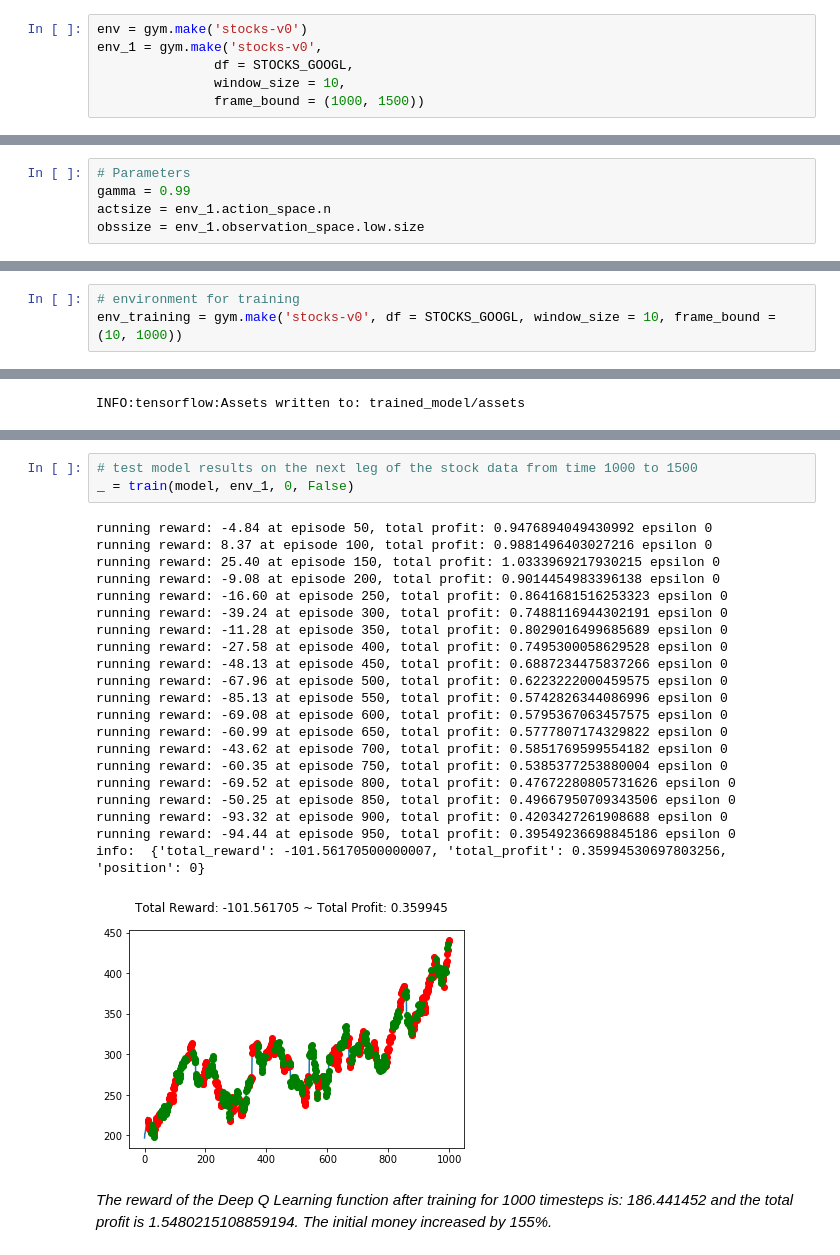
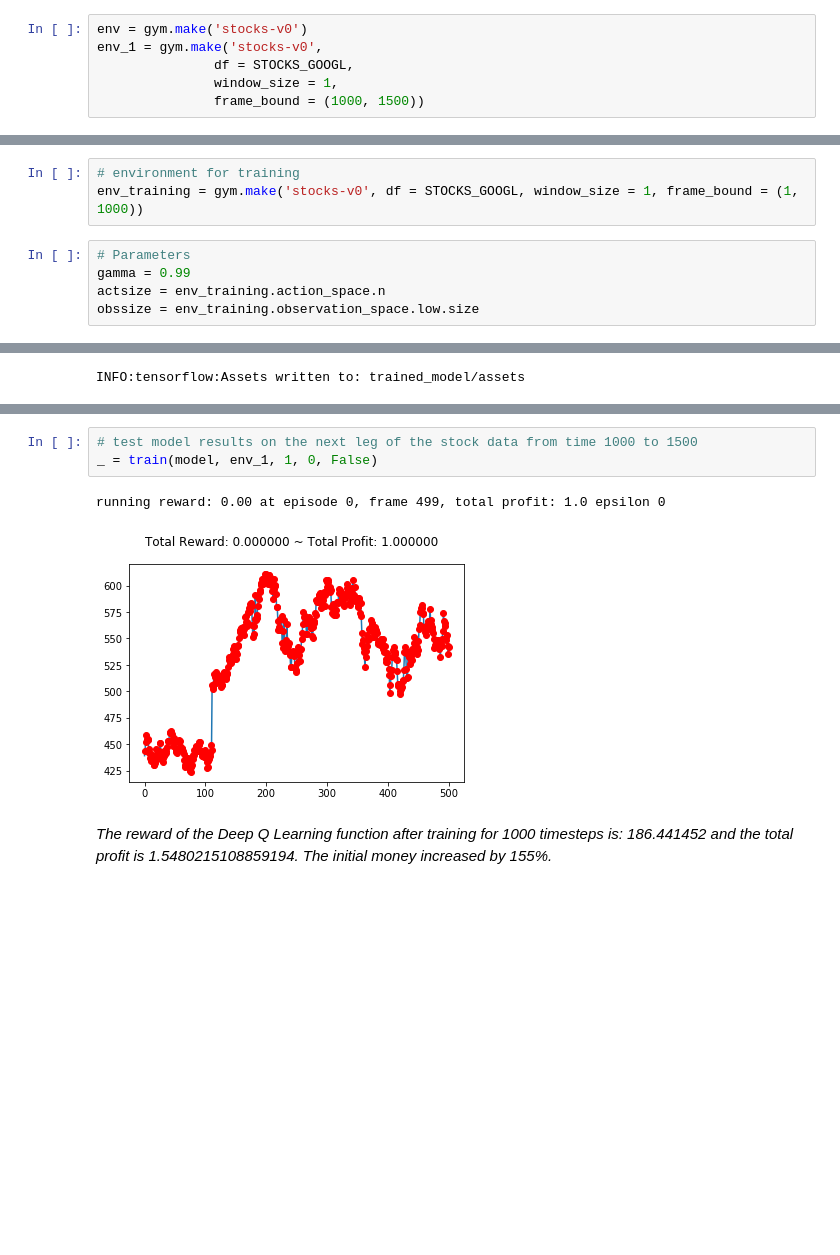
Before and after one commit to fshi3/RL_stock_trading, a Jupyter notebook: RL - Stock Trading Testing.ipynb, the cells around one changed output, grey strips where cells are left out. Cells and saved outputs as stored; diff of their text form; blank space fills up the shorter version.

```diff
--- a/RL - Stock Trading Testing.ipynb
+++ b/RL - Stock Trading Testing.ipynb
@@ -58,7 +58,7 @@ STOCKS_GOOGL
 env = gym.make('stocks-v0')
 env_1 = gym.make('stocks-v0',
                df = STOCKS_GOOGL,
-               window_size = 10,
+               window_size = 1,
                frame_bound = (1000, 1500))
 # %%
 env_1.reset()
@@ -180,11 +180,14 @@ info:  {'total_reward': 94.43661499999996, 'total_profit': 1.1879821448544323, '
 <h2>Reinforcement Learning Methods:</h2>
 # %% [markdown]
 <h3>Method 4: Deep Q-Learning (DQN)</h3>
+# %%
+# environment for training
+env_training = gym.make('stocks-v0', df = STOCKS_GOOGL, window_size = 1, frame_bound = (1, 1000))
 # %%
 # Parameters
 gamma = 0.99
-actsize = env_1.action_space.n
-obssize = env_1.observation_space.low.size
+actsize = env_training.action_space.n
+obssize = env_training.observation_space.low.size
 # %%
 def model_creator():
     model = keras.Sequential()
@@ -222,9 +225,6 @@ Non-trainable params: 0
 _________________________________________________________________
 # %% [markdown]
 **Training the Model:**
-# %%
-# environment for training
-env_training = gym.make('stocks-v0', df = STOCKS_GOOGL, window_size = 10, frame_bound = (10, 1000))
 # %%
 tf.keras.backend.set_floatx('float64')
 # %%
@@ -402,27 +401,8 @@ Text(0, 0.5, 'Running Reward')
 # %%
 # test model results on the next leg of the stock data from time 1000 to 1500
-_ = train(model, env_1, 0, False)
+_ = train(model, env_1, 1, 0, False)
 # %% [output]
-running reward: -4.84 at episode 50, total profit: 0.9476894049430992 epsilon 0
-running reward: 8.37 at episode 100, total profit: 0.9881496403027216 epsilon 0
-running reward: 25.40 at episode 150, total profit: 1.0333969217930215 epsilon 0
-running reward: -9.08 at episode 200, total profit: 0.9014454983396138 epsilon 0
-running reward: -16.60 at episode 250, total profit: 0.8641681516253323 epsilon 0
-running reward: -39.24 at episode 300, total profit: 0.7488116944302191 epsilon 0
-running reward: -11.28 at episode 350, total profit: 0.8029016499685689 epsilon 0
-running reward: -27.58 at episode 400, total profit: 0.7495300058629528 epsilon 0
-running reward: -48.13 at episode 450, total profit: 0.6887234475837266 epsilon 0
-running reward: -67.96 at episode 500, total profit: 0.6223222000459575 epsilon 0
-running reward: -85.13 at episode 550, total profit: 0.5742826344086996 epsilon 0
-running reward: -69.08 at episode 600, total profit: 0.5795367063457575 epsilon 0
-running reward: -60.99 at episode 650, total profit: 0.5777807174329822 epsilon 0
-running reward: -43.62 at episode 700, total profit: 0.5851769599554182 epsilon 0
-running reward: -60.35 at episode 750, total profit: 0.5385377253880004 epsilon 0
-running reward: -69.52 at episode 800, total profit: 0.47672280805731626 epsilon 0
-running reward: -50.25 at episode 850, total profit: 0.49667950709343506 epsilon 0
-running reward: -93.32 at episode 900, total profit: 0.4203427261908688 epsilon 0
-running reward: -94.44 at episode 950, total profit: 0.39549236698845186 epsilon 0
-info:  {'total_reward': -101.56170500000007, 'total_profit': 0.35994530697803256, 'position': 0}
+running reward: 0.00 at episode 0, frame 499, total profit: 1.0 epsilon 0
-[figure, old version]
+[figure, new version]
 # %% [markdown]
 *The reward of the Deep Q Learning function after training for 1000 timesteps is: 186.441452 and the total profit is 1.5480215108859194. The initial money increased by 155%.*
```
Also changed, not shown: parts of 5 cells of this notebook, 3 other files.
